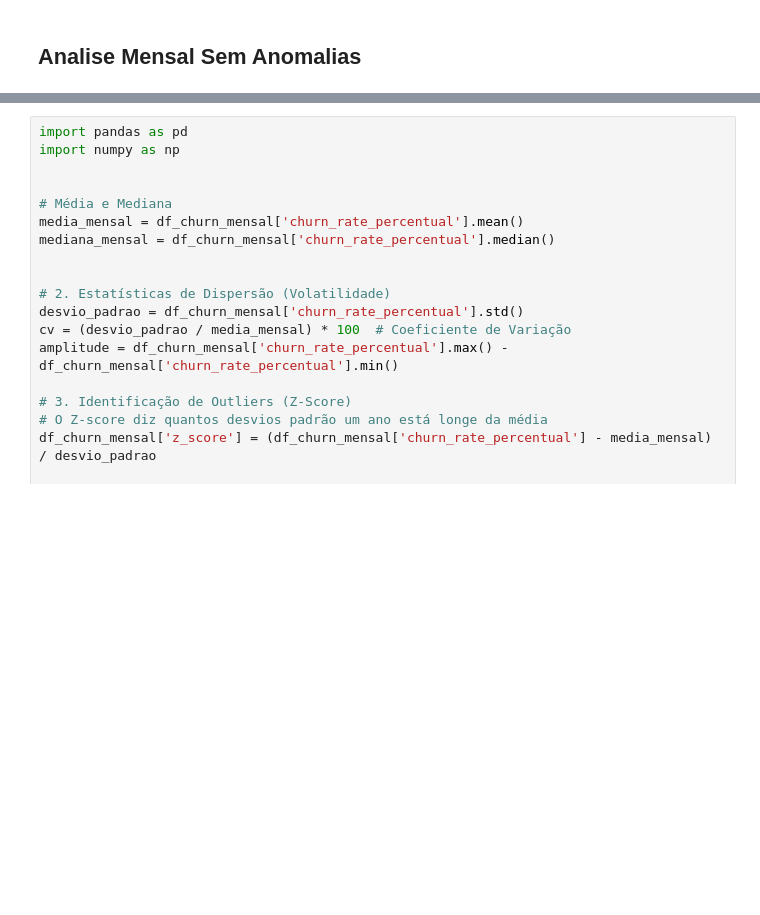
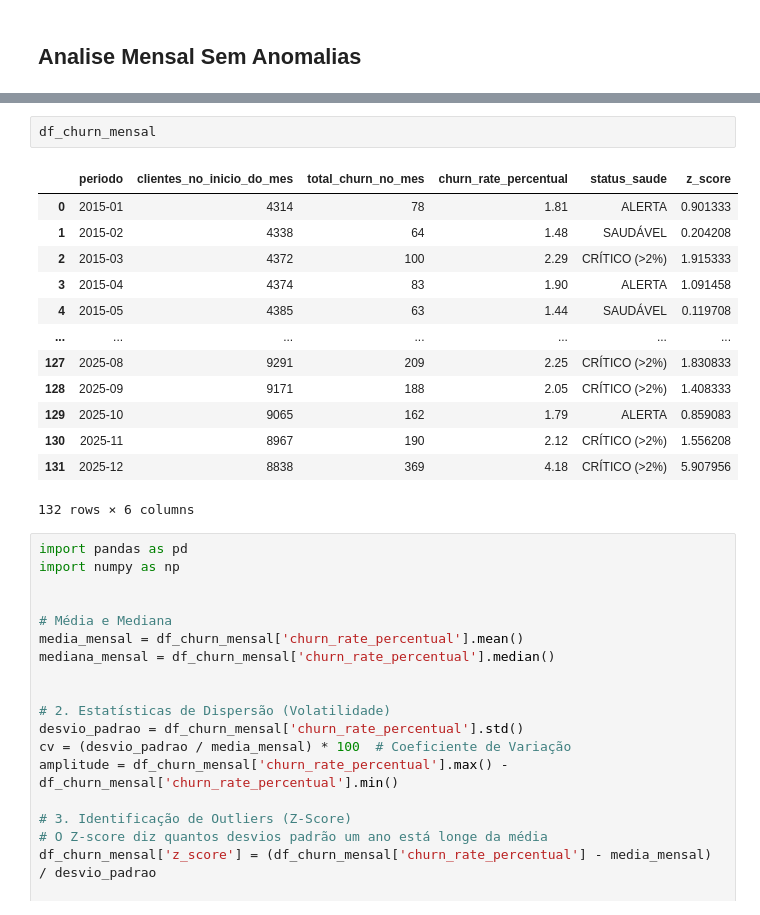
Before and after one commit to fabiopimentel21/customer-retention-analytics, a Jupyter notebook: analise-chunr-clientes/churn-clientes-mes.ipynb, the cells around one changed output, grey strips where cells are left out. Saved outputs shown, nothing was run; the diff lists cells and outputs as text; blank space fills up the shorter version.

Commit message:
analise mensal_02

```diff
--- a/analise-chunr-clientes/churn-clientes-mes.ipynb
+++ b/analise-chunr-clientes/churn-clientes-mes.ipynb
@@ -156,6 +156,22 @@ except Exception as e:
 9                   1.85         ALERTA
 ------------------------------
 [figure]
+# %%
+df_churn_mensal
+# %% [output]
+|  | periodo | clientes_no_inicio_do_mes | total_churn_no_mes | churn_rate_percentual | status_saude | z_score |
+| 0 | 2015-01 | 4314 | 78 | 1.81 | ALERTA | 0.901333 |
+| 1 | 2015-02 | 4338 | 64 | 1.48 | SAUDÁVEL | 0.204208 |
+| 2 | 2015-03 | 4372 | 100 | 2.29 | CRÍTICO (>2%) | 1.915333 |
+| 3 | 2015-04 | 4374 | 83 | 1.90 | ALERTA | 1.091458 |
+| 4 | 2015-05 | 4385 | 63 | 1.44 | SAUDÁVEL | 0.119708 |
+| ... | ... | ... | ... | ... | ... | ... |
+| 127 | 2025-08 | 9291 | 209 | 2.25 | CRÍTICO (>2%) | 1.830833 |
+| 128 | 2025-09 | 9171 | 188 | 2.05 | CRÍTICO (>2%) | 1.408333 |
+| 129 | 2025-10 | 9065 | 162 | 1.79 | ALERTA | 0.859083 |
+| 130 | 2025-11 | 8967 | 190 | 2.12 | CRÍTICO (>2%) | 1.556208 |
+| 131 | 2025-12 | 8838 | 369 | 4.18 | CRÍTICO (>2%) | 5.907956 |
+132 rows × 6 columns
 # %%
 import pandas as pd
 import numpy as np
```
